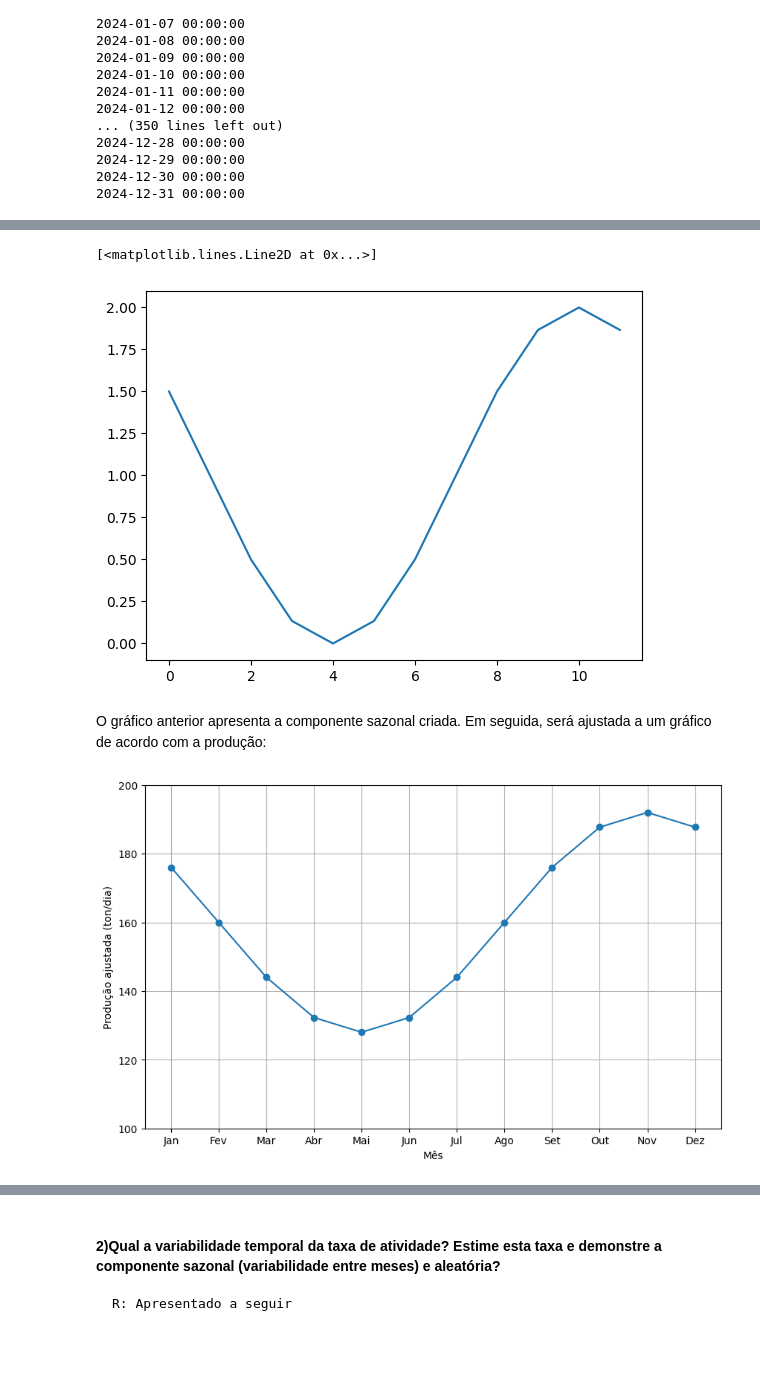
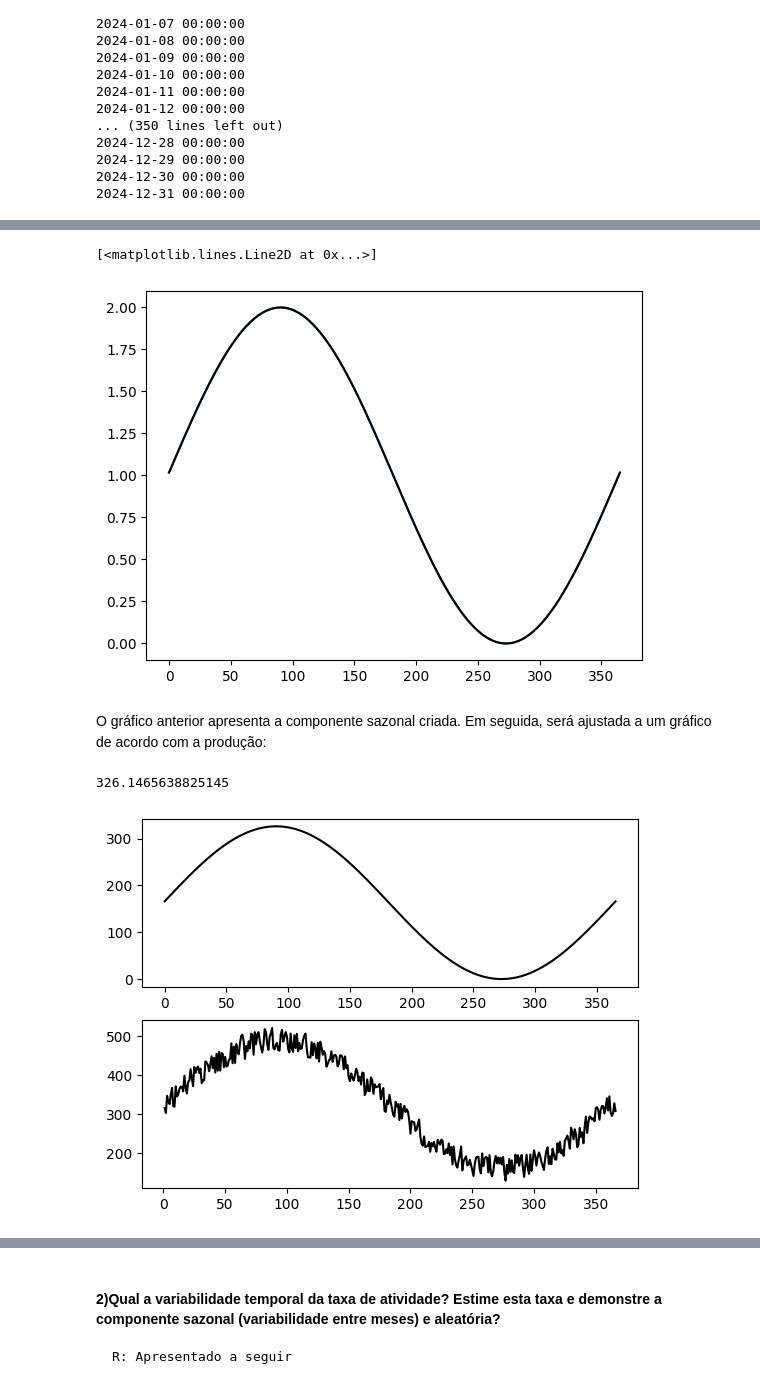
Before and after one commit to BarbaraGirardi07/ENS5173_Barbara, a Jupyter notebook: Atividade01_Parte01.ipynb, the cells around one changed output, grey strips where cells are left out. Cells and saved outputs as stored; diff of their text form; code cells hidden in the pictures; blank space fills up the shorter version.

```diff
--- a/Atividade01_Parte01.ipynb
+++ b/Atividade01_Parte01.ipynb
@@ -208,6 +208,7 @@ df = pd.DataFrame({'Data': datas})
 
 # Extrair os meses das datas e adicioná-los como uma nova coluna no DataFrame
 df['Mes'] = df['Data'].dt.month
+df['Dia'] = df['Data'].dt.dayofyear
 
 # Mostrar o DataFrame resultante
 print(df)
@@ -264,51 +265,28 @@ df.to_csv(r"C:\Users\Acer\Desktop\ENS5173_Barbara\ENS5173_Barbara\tabelas\ativ.c
 meses = np.arange(1, 13)
 
 # Criando componente sazonal
-sazonalidade = np.sin((meses - 8) * (2 * np.pi / 12))+1
+sazonalidade = (np.sin(2* np.pi * df['Dia'] / 365)) + 1
 
-# Criando um DataFrame para visualização
-df = pd.DataFrame({'Mes': meses, 'Sazonalidade': sazonalidade})
+df['sazonalidade'] = sazonalidade
+plt.plot(sazonalidade)
 df.to_csv(r"C:\Users\Acer\Desktop\ENS5173_Barbara\ENS5173_Barbara\tabelas\ativ2.csv")
-plt.plot(sazonalidade)
+plt.plot(sazonalidade, color = 'black')
 # %% [output]
 [<matplotlib.lines.Line2D at 0x...>]
-[figure, old version]
+[figure, new version]
 # %% [markdown]
 O gráfico anterior apresenta a componente sazonal criada. Em seguida, será ajustada a um gráfico de acordo com a produção:
 # %%
-caminho = "C:\\Users\\Acer\\Desktop\\ENS5173_Barbara\\ENS5173_Barbara\\tabelas\\ativ.csv"
-df = pd.read_csv(caminho)
+df['aleatorio'] =  (atvMax - atvMin)*np.random.rand(n) + atvMin
 
-# Calcular a média da produção por mês
-df['Data'] = pd.to_datetime(df['Data'])
-df['Mes'] = df['Data'].dt.month
-media_mensal = df.groupby('Mes')['atividade'].mean()
+aleatorioSazonal = (df['atividade'] +  df['sazonalidade']*df['atividade'].mean())
+df['aleatorioSazonal'] = aleatorioSazonal
 
-# Normalizar a média mensal entre a produção máxima e mínima
-producao_maxima = 192
-producao_minima = 128
-media_normalizada = (media_mensal - media_mensal.min()) / (media_mensal.max() - media_mensal.min()) \
-                    * (producao_maxima - producao_minima) + producao_minima
+fig,ax= plt.subplots(2)
 
-# Ajuste sazonal
-meses = media_normalizada.index
-atividades_normalizadas = media_normalizada.values
-
-# Ajuste sazonal usando uma função seno
-sazonalidade = np.sin((meses - 8) * (2 * np.pi / 12))
-
-# Ajustando a produção considerando a sazonalidade e a escala
-escala = (producao_maxima - producao_minima) / 2
-producao_ajustada = producao_minima + escala * (sazonalidade + 1)
-
-# Plotar o gráfico
-plt.figure(figsize=(10, 6))
-plt.plot(meses, producao_ajustada, marker='o', linestyle='-')
-plt.xlabel('Mês')
-plt.ylabel('Produção ajustada (ton/dia)')
-plt.xticks(range(1, 13), ['Jan', 'Fev', 'Mar', 'Abr', 'Mai', 'Jun', 'Jul', 'Ago', 'Set', 'Out', 'Nov', 'Dez'])
-plt.ylim(100, 200)  # Definindo o limite do eixo y
-plt.grid(True)
-plt.show()
+ax[1].plot(df['Dia'], df['aleatorioSazonal'], color = 'black')
+ax[0].plot(df['sazonalidade']*df['atividade'].mean(), color = 'black')
+print(df['aleatorioSazonal'].mean())
 # %% [output]
+326.1465638825145
-[figure, old version]
+[figure, new version]
```
Also changed, not shown: parts of 7 cells of this notebook.
